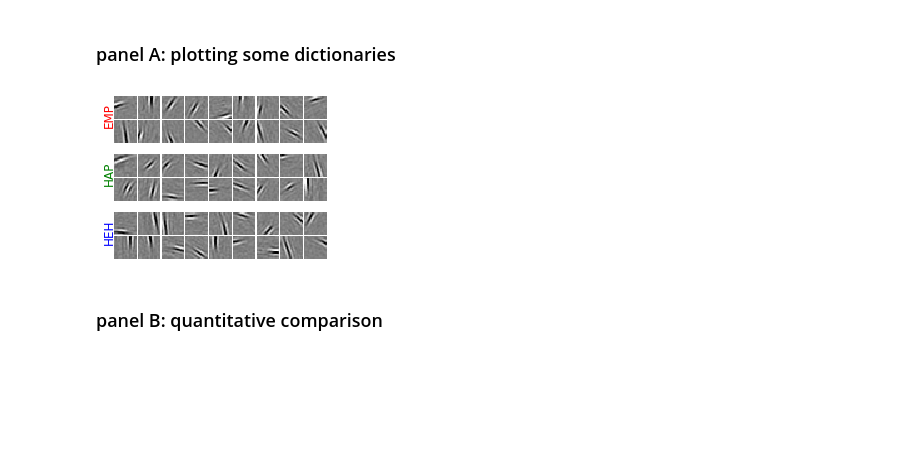
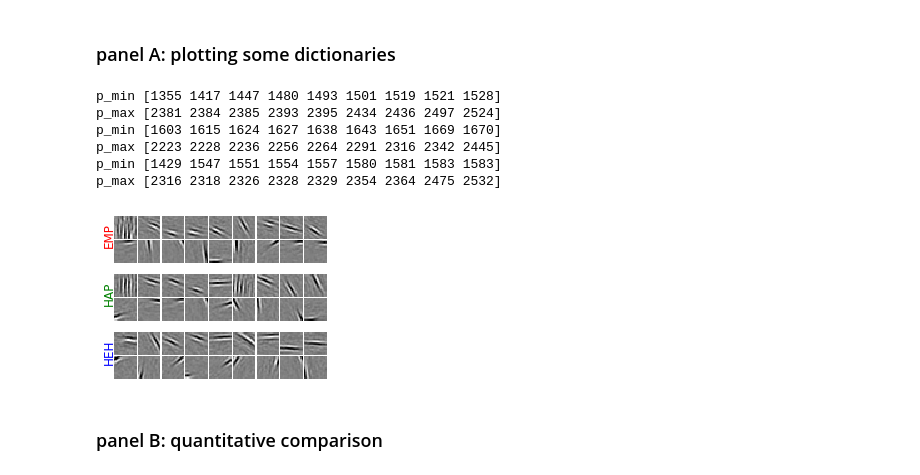
Before and after one commit to SpikeAI/HULK, a Jupyter notebook: Annex.ipynb, the cells around one changed output. Drawn from its saved outputs; the diff is of its cells as text; code cells hidden in the pictures; blank space fills up the shorter version.

Commit message:
minmax mode for showing dicos /   re-running notebooks

```diff
--- a/Annex.ipynb
+++ b/Annex.ipynb
@@ -202,7 +225,7 @@ fig, axs = plt.subplots(3, 1, figsize=(fig_width/2, fig_width/(1+phi)), gridspec
 for ax, color, homeo_method in zip(axs.ravel(), colors, homeo_methods):
     ax.axis(c=color, lw=2, axisbg='w')
     ax.set_facecolor('w')
-    fig, ax = show_dico(shl, dico[one_cv][homeo_method], dim_graph=dim_graph, seed=194, fig=fig, ax=ax)
+    fig, ax = show_dico(shl, dico[one_cv][homeo_method], data=data, dim_graph=dim_graph, fig=fig, ax=ax)
     # ax.set_ylabel(homeo_method)
     ax.text(-8, 7*dim_graph[0], homeo_method, fontsize=12, color=color, rotation=90)#, backgroundcolor='white'
 
@@ -474,19 +503,25 @@ pname = '/tmp/panel_A' #pname = fname + '_A'
 # %%
 
 subplotpars = dict( left=0.042, right=1., bottom=0., top=1., wspace=0.05, hspace=0.05,)
 fig, axs = plt.subplots(3, 1, figsize=(fig_width/2, fig_width/(1+phi)), gridspec_kw=subplotpars)
 
 for ax, color, homeo_method in zip(axs.ravel(), colors[1:], homeo_methods[1:]):
     ax.axis(c=color, lw=2, axisbg='w')
     ax.set_facecolor('w')
     from shl_scripts import show_dico
-    fig, ax = show_dico(shl, dico[one_cv][homeo_method], dim_graph=dim_graph, seed=194, fig=fig, ax=ax)
+    fig, ax = show_dico(shl, dico[one_cv][homeo_method], data=data, dim_graph=dim_graph, fig=fig, ax=ax)
     # ax.set_ylabel(homeo_method)
     ax.text(-8, 7*dim_graph[0], homeo_method, fontsize=12, color=color, rotation=90)#, backgroundcolor='white'
 
 for ext in FORMATS: fig.savefig(pname + ext, dpi=dpi_export)
 # %% [output]
+p_min [1355 1417 1447 1480 1493 1501 1519 1521 1528]
+p_max [2381 2384 2385 2393 2395 2434 2436 2497 2524]
+p_min [1603 1615 1624 1627 1638 1643 1651 1669 1670]
+p_max [2223 2228 2236 2256 2264 2291 2316 2342 2445]
+p_min [1429 1547 1551 1554 1557 1580 1581 1583 1583]
+p_max [2316 2318 2326 2328 2329 2354 2364 2475 2532]
-[figure, old version]
+[figure, new version]
 # %% [markdown]
 ### panel B: quantitative comparison
 # %%
```
Also changed, not shown: parts of 11 cells of this notebook, 5 other files.
